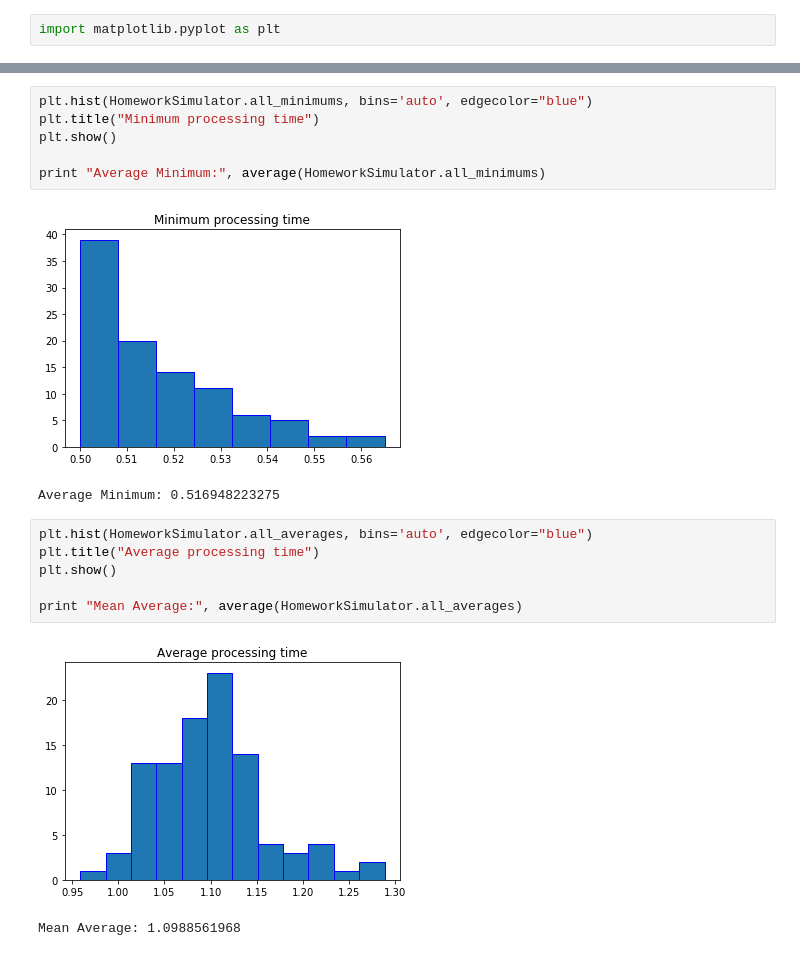
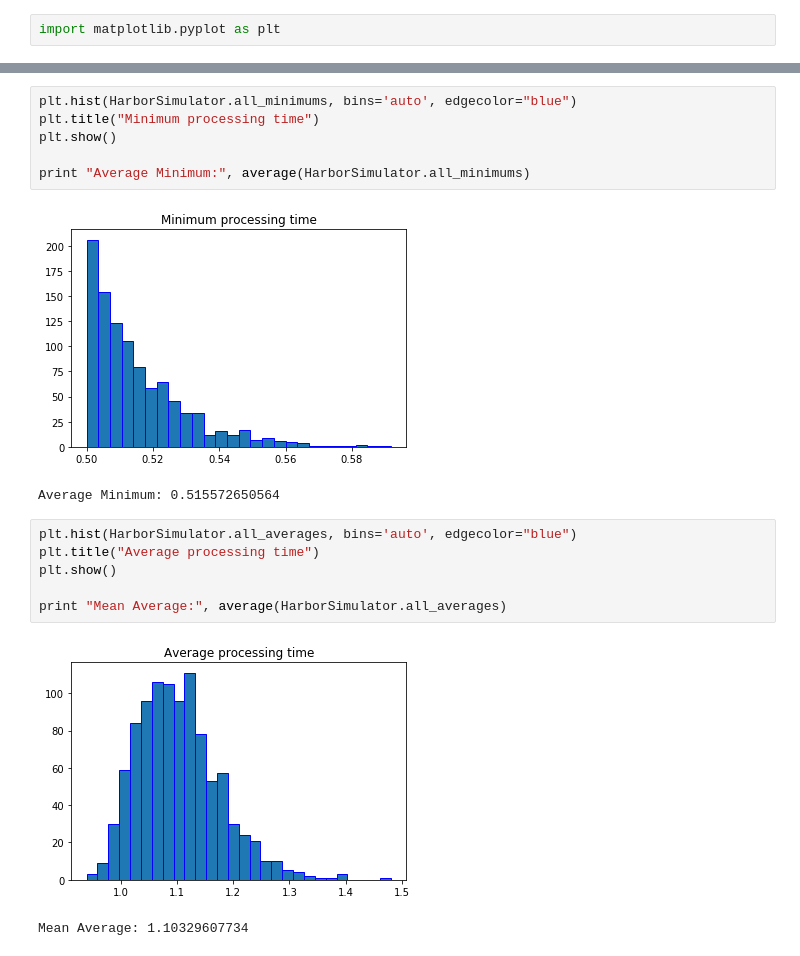
Before and after one commit to jabbawookiees/cs5233-homework, a Jupyter notebook: homework1a.ipynb, the cells around one changed output, grey strips where cells are left out. Cells and saved outputs as stored; diff of their text form.

```diff
--- a/homework1a.ipynb
+++ b/homework1a.ipynb
@@ -153,19 +155,19 @@ Average time between ships: 1.23509624346
 # %%
-plt.hist(HomeworkSimulator.all_minimums, bins='auto', edgecolor="blue")
+plt.hist(HarborSimulator.all_minimums, bins='auto', edgecolor="blue")
 plt.title("Minimum processing time")
 plt.show()
 
-print "Average Minimum:", average(HomeworkSimulator.all_minimums)
+print "Average Minimum:", average(HarborSimulator.all_minimums)
 # %% [output]
-[figure, old version]
+[figure, new version]
-Average Minimum: 0.516948223275
+Average Minimum: 0.515572650564
 # %%
-plt.hist(HomeworkSimulator.all_averages, bins='auto', edgecolor="blue")
+plt.hist(HarborSimulator.all_averages, bins='auto', edgecolor="blue")
 plt.title("Average processing time")
 plt.show()
 
-print "Mean Average:", average(HomeworkSimulator.all_averages)
+print "Mean Average:", average(HarborSimulator.all_averages)
 # %% [output]
-[figure, old version]
+[figure, new version]
-Mean Average: 1.0988561968
+Mean Average: 1.10329607734
 # %%
```
Also changed, not shown: parts of 11 cells of this notebook.
